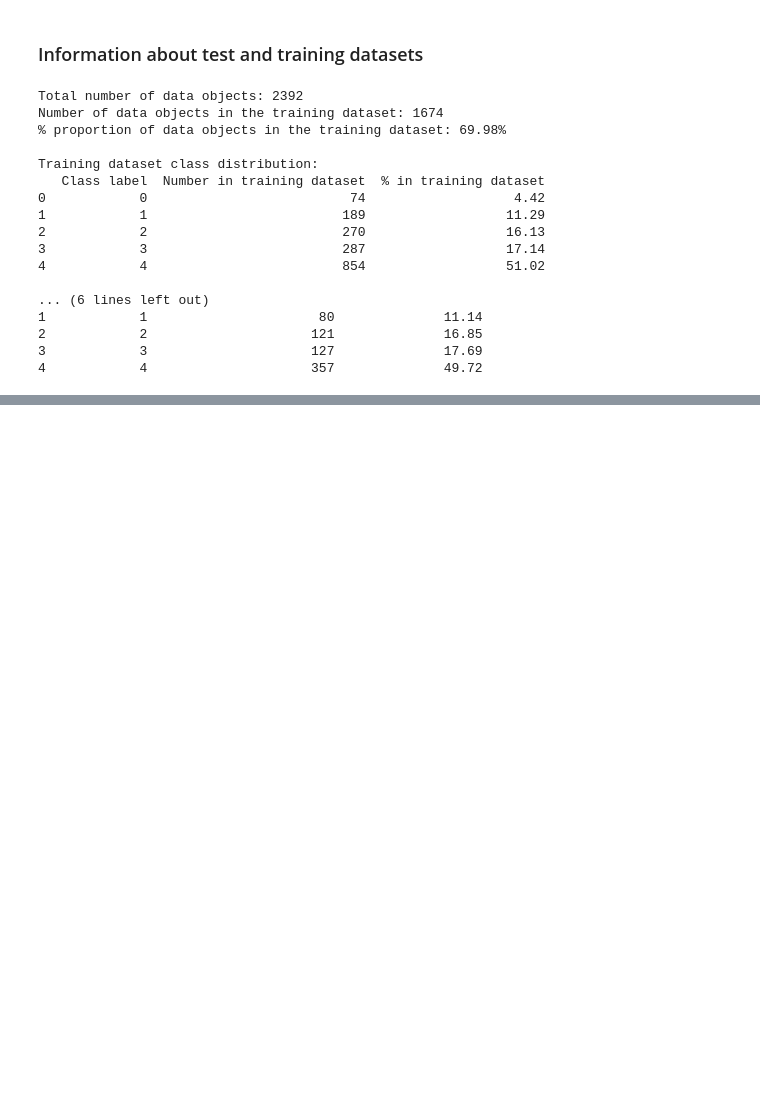
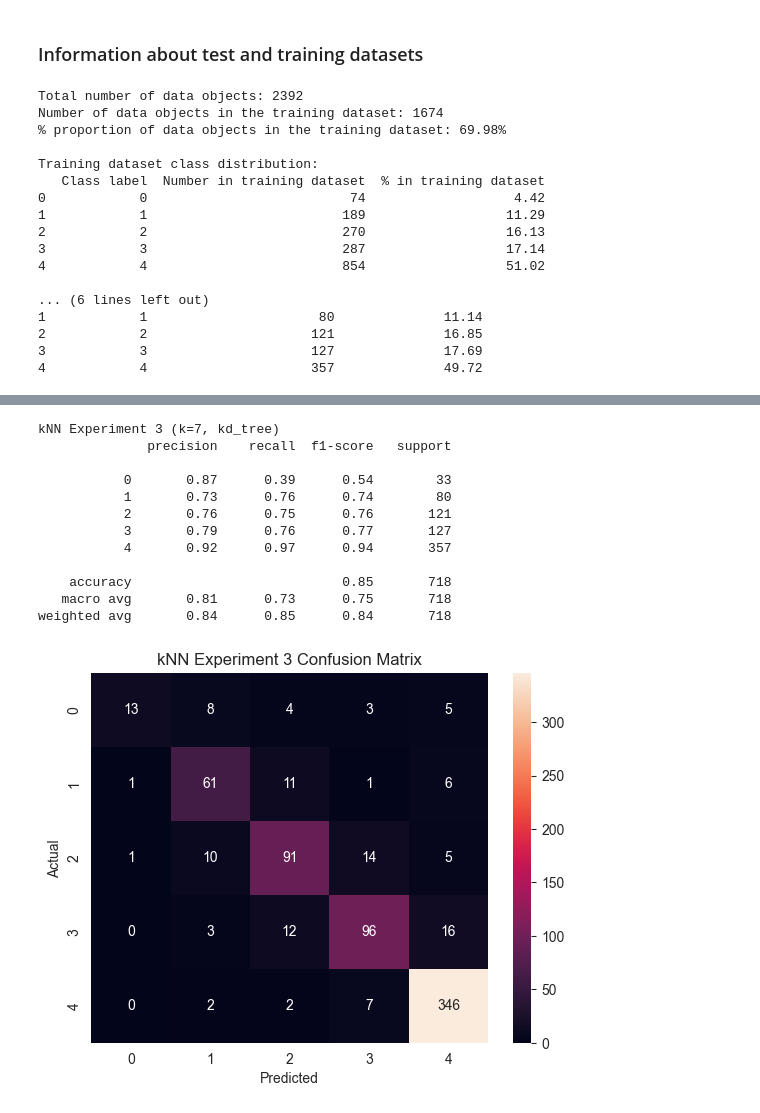
Before and after one commit to Tuncaylctr/machine-learning-assignment-python, a Jupyter notebook: machine_learning_bluprint.ipynb, the cells around one changed output, grey strips where cells are left out. Cells and saved outputs as stored; diff of their text form; code cells hidden in the pictures; blank space fills up the shorter version.

```diff
--- a/machine_learning_bluprint.ipynb
+++ b/machine_learning_bluprint.ipynb
@@ -625,0 +716,27 @@ Training dataset class distribution:
+# %%
+knn3 = KNeighborsClassifier(n_neighbors=7, algorithm='kd_tree')
+knn3.fit(X_train, y_train)
+y_pred_knn3 = knn3.predict(X_test)
+
+print("kNN Experiment 3 (k=7, kd_tree)")
+print(classification_report(y_test, y_pred_knn3, zero_division=0))
+
+sns.heatmap(confusion_matrix(y_test, y_pred_knn3), annot=True, fmt='g')
+plt.title("kNN Experiment 3 Confusion Matrix")
+plt.xlabel("Predicted")
+plt.ylabel("Actual")
+plt.show()
+# %% [output]
+kNN Experiment 3 (k=7, kd_tree)
+              precision    recall  f1-score   support
+
+           0       0.87      0.39      0.54        33
+           1       0.73      0.76      0.74        80
+           2       0.76      0.75      0.76       121
+           3       0.79      0.76      0.77       127
+           4       0.92      0.97      0.94       357
+
+    accuracy                           0.85       718
+   macro avg       0.81      0.73      0.75       718
+weighted avg       0.84      0.85      0.84       718
+[figure, added]
```
Also changed, not shown: parts of 15 cells of this notebook.
